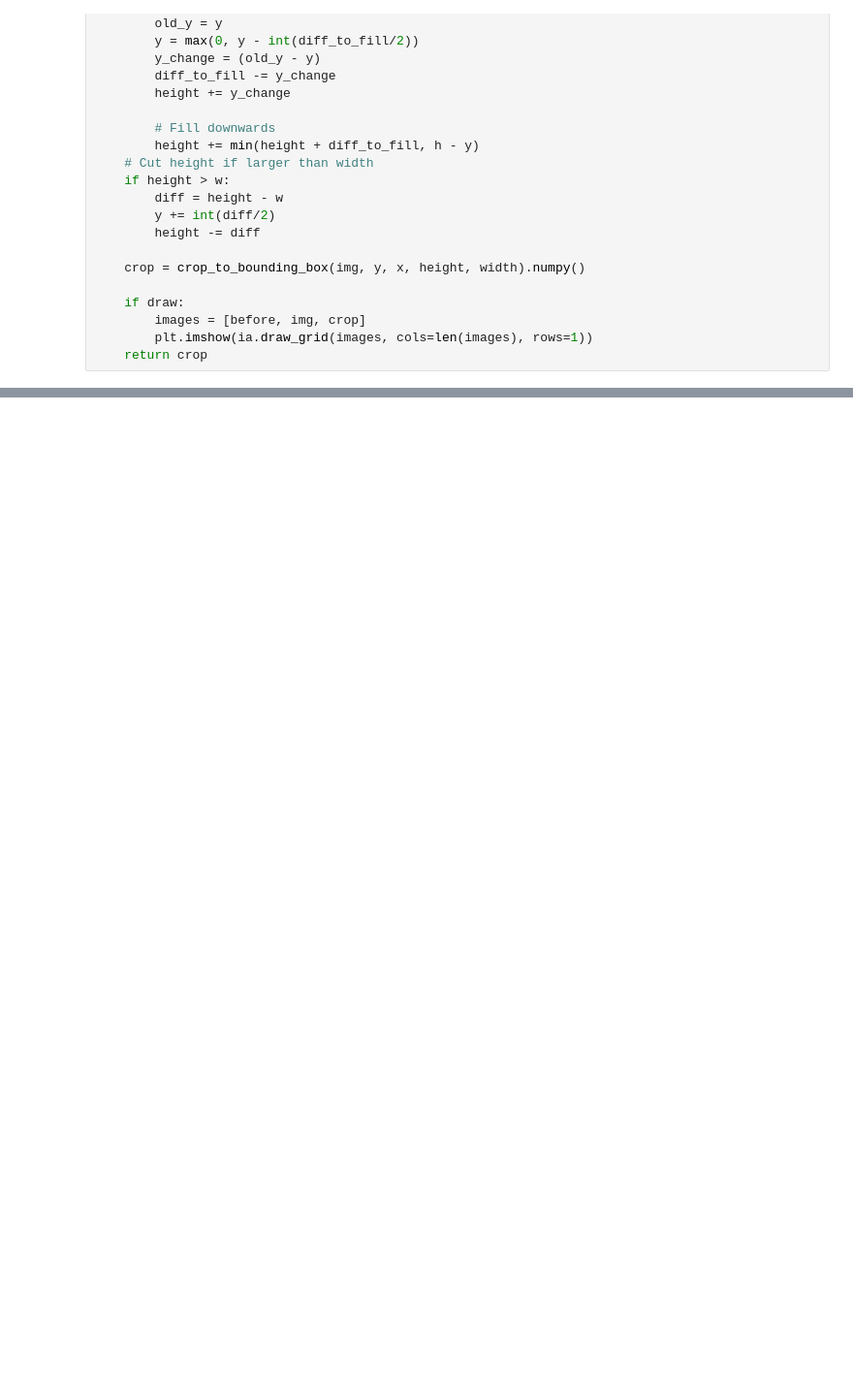
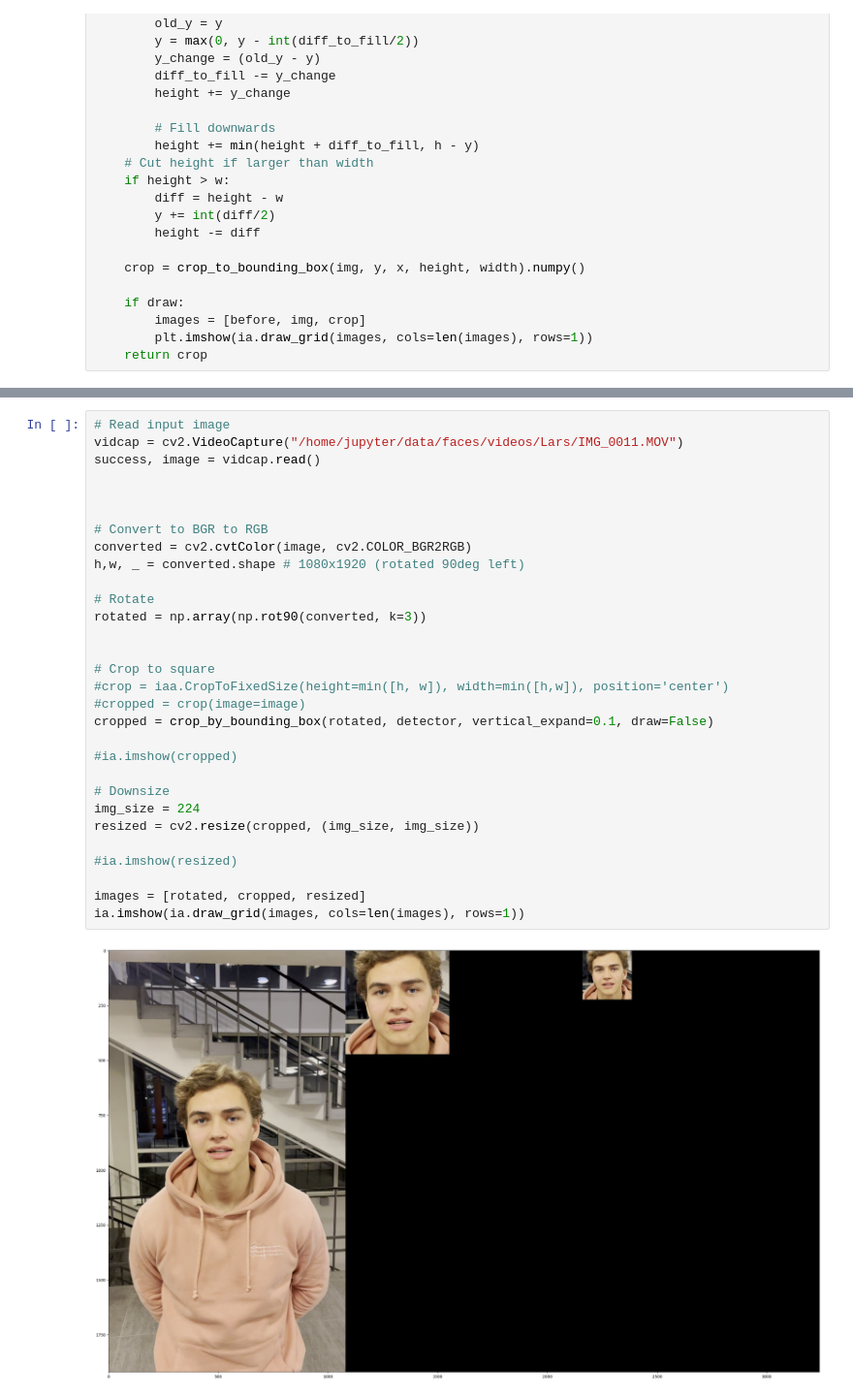
Before and after one commit to Neuralwood-Net/face-recognizer-9000, a Jupyter notebook: notebooks/processing_testing.ipynb, the cells around one changed output, grey strips where cells are left out. Shown at 97% size. Saved outputs shown, nothing was run; the diff lists cells and outputs as text; blank space fills up the shorter version.

```diff
--- a/notebooks/processing_testing.ipynb
+++ b/notebooks/processing_testing.ipynb
@@ -176,0 +162,32 @@ plt.imshow(resized)
+# %%
+# Read input image
+vidcap = cv2.VideoCapture("/home/jupyter/data/faces/videos/Lars/IMG_0011.MOV")
+success, image = vidcap.read()
+
+
+
+# Convert to BGR to RGB
+converted = cv2.cvtColor(image, cv2.COLOR_BGR2RGB)
+h,w, _ = converted.shape # 1080x1920 (rotated 90deg left)
+
+# Rotate
+rotated = np.array(np.rot90(converted, k=3))
+
+
+# Crop to square
+#crop = iaa.CropToFixedSize(height=min([h, w]), width=min([h,w]), position='center')
+#cropped = crop(image=image)
+cropped = crop_by_bounding_box(rotated, detector, vertical_expand=0.1, draw=False)
+
+#ia.imshow(cropped)
+
+# Downsize
+img_size = 224
+resized = cv2.resize(cropped, (img_size, img_size))
+
+#ia.imshow(resized)
+
+images = [rotated, cropped, resized]
+ia.imshow(ia.draw_grid(images, cols=len(images), rows=1))
+# %% [output]
+[figure, added]
```
Also changed, not shown: parts of 7 cells of this notebook.
